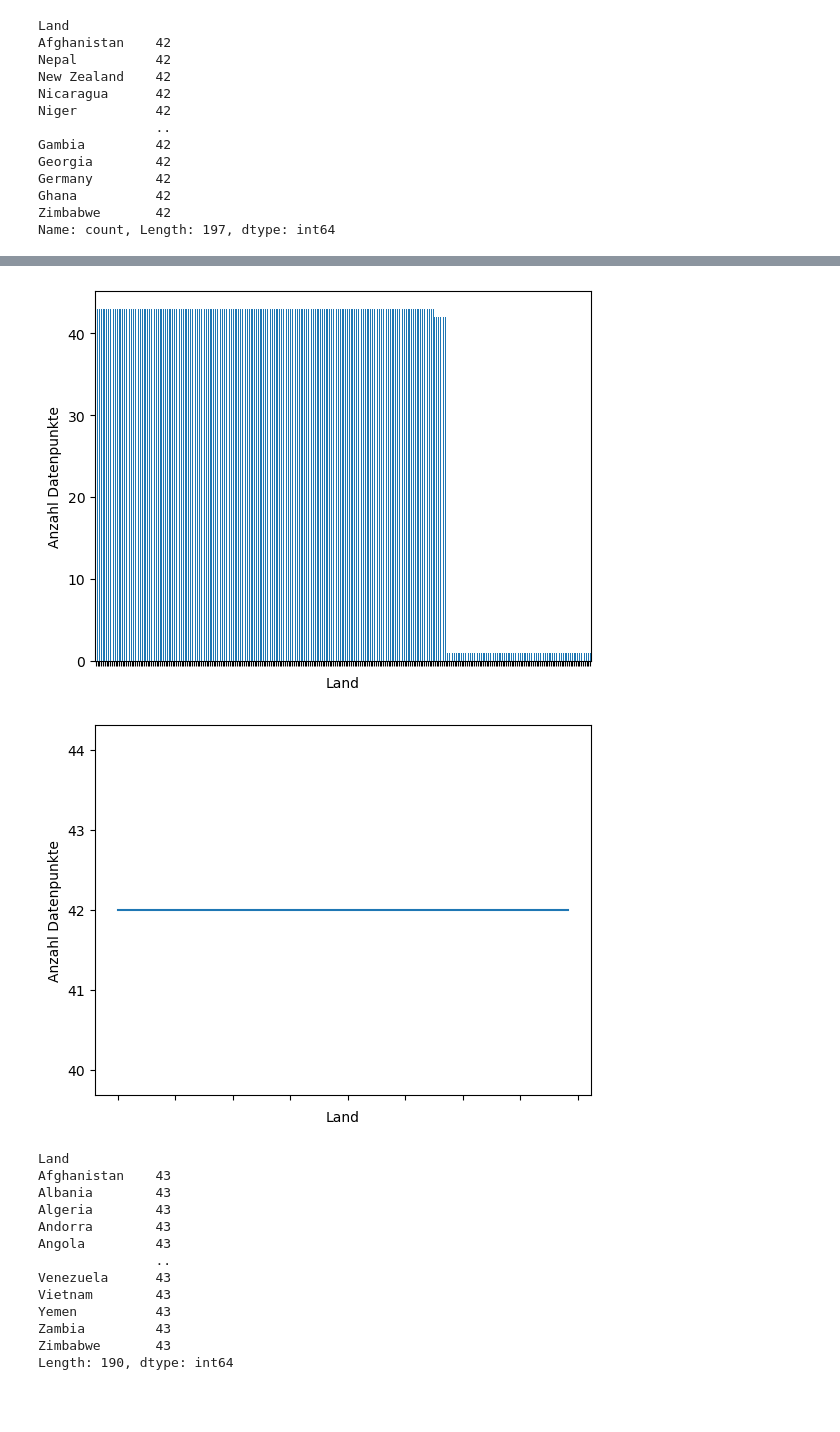
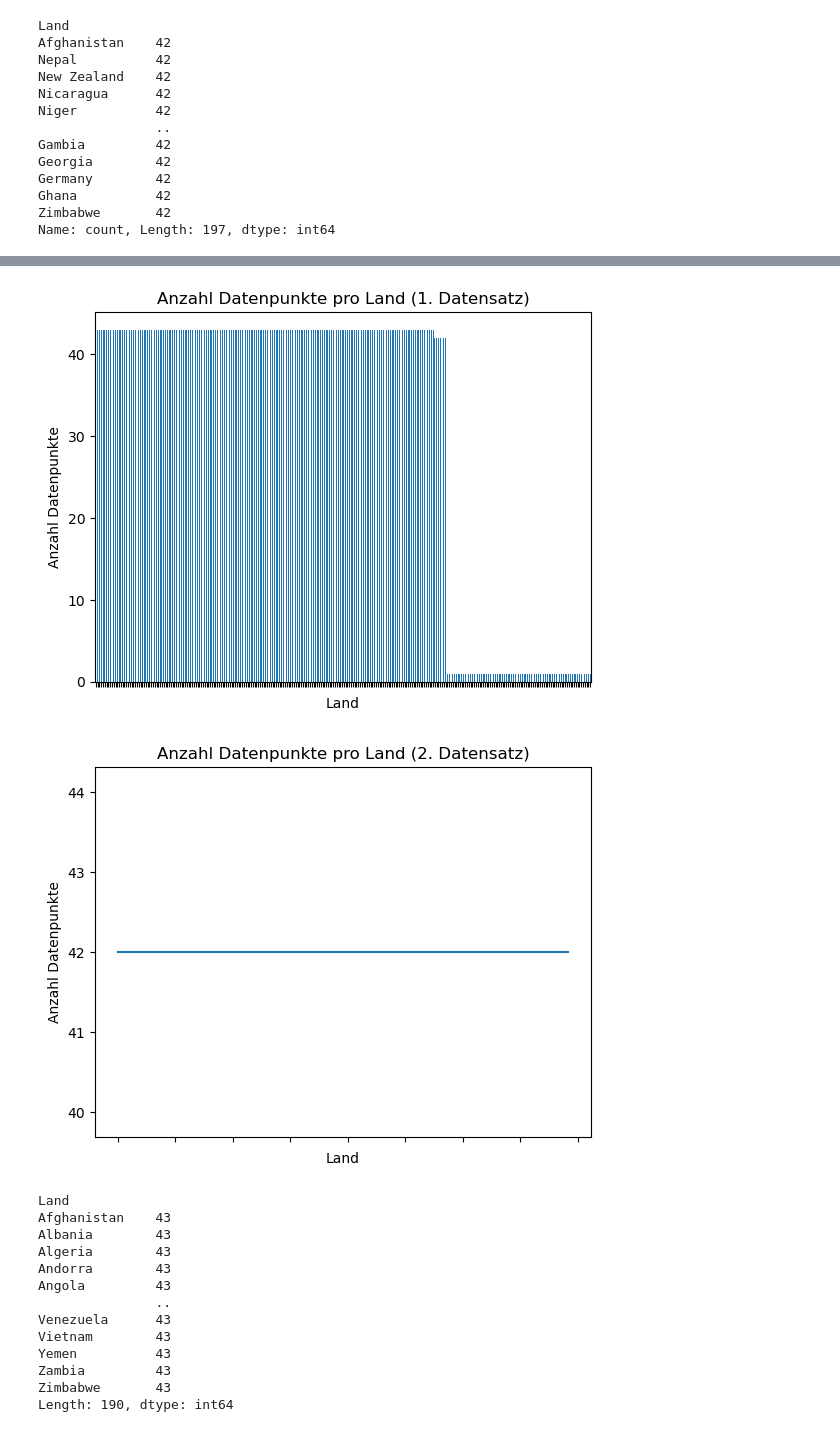
Before and after one commit to Hirnfresser/Leistungsnachweis_Phyton, a Jupyter notebook: Grundgerüst_Leistungsnachweis.ipynb, the cells around one changed output, grey strips where cells are left out. Drawn from its saved outputs; the diff is of its cells as text; code cells hidden in the pictures; blank space fills up the shorter version.

```diff
--- a/Grundgerüst_Leistungsnachweis.ipynb
+++ b/Grundgerüst_Leistungsnachweis.ipynb
@@ -262,15 +262,20 @@ df_einzeln['Land'].value_counts().head(25).plot(
 # %%
 # 1.Datensatz
-Graph_1 = df_einzeln['Land'].value_counts().plot(kind='bar', ylabel='Anzahl Datenpunkte')
-Graph_1.set_xticklabels([]); # löscht x-ticks labels (Ländernamen bei x Achse)
+Graph_1 = df_einzeln['Land'].value_counts().plot(
+    kind='bar',
+    ylabel='Anzahl Datenpunkte',
+    title='Anzahl Datenpunkte pro Land (1. Datensatz)')
+Graph_1.set_xticklabels([]);
 # %% [output]
-[figure, old version]
+[figure, new version]
 # %%
 # 2.Datensatz
-Graph_2 = df_zsm['Land'].value_counts().plot(ylabel='Anzahl Datenpunkte')
+Graph_2 = df_zsm['Land'].value_counts().plot(
+    ylabel='Anzahl Datenpunkte',
+    title='Anzahl Datenpunkte pro Land (2. Datensatz)')
 Graph_2.set_xticklabels([]);
 # %% [output]
-[figure, old version]
+[figure, new version]
 # %%
 # 1.Datensatz
 Anzahl_pro_Land = df_einzeln.groupby('Land').size()
```
Also changed, not shown: parts of 25 cells of this notebook.
